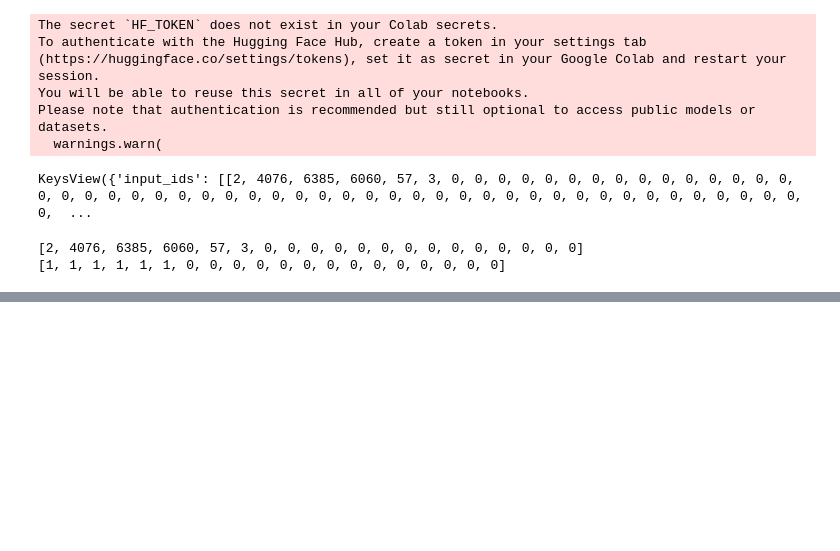
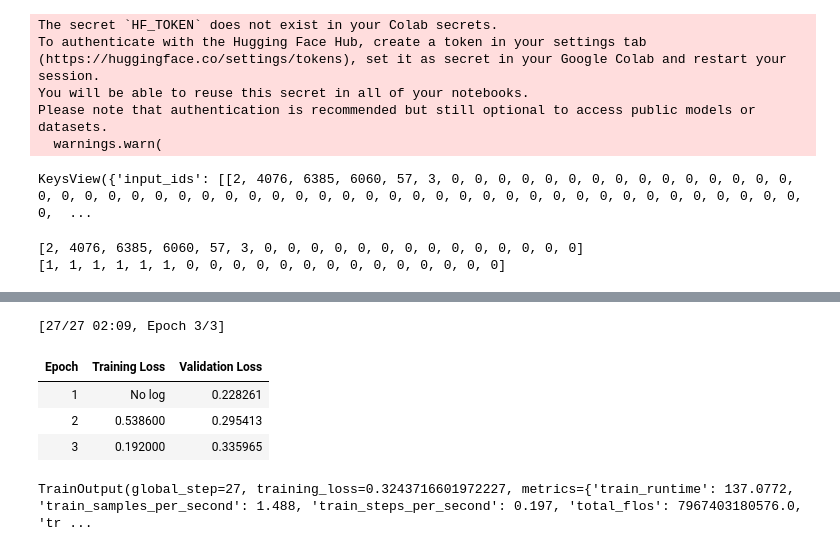
Before and after one commit to mukhairatil/sentiment-analysis-indoroberta, a Jupyter notebook: tes_penelitian.ipynb, the cells around one changed output, grey strips where cells are left out. Drawn from its saved outputs; the diff is of its cells as text; code cells hidden in the pictures; blank space fills up the shorter version.

Commit message:
modeling data menggunakan indobert

```diff
--- a/tes_penelitian.ipynb
+++ b/tes_penelitian.ipynb
@@ -310,0 +331,3 @@ print(train_encodings["attention_mask"][0][:20])
+# %%
+train_dataset = SentimentDataset(train_encodings, y_train)
+test_dataset  = SentimentDataset(test_encodings, y_test)
@@ -310,0 +355,8 @@ print(train_encodings["attention_mask"][0][:20])
+# %%
+from transformers import AutoModelForSequenceClassification
+
+# Load model IndoRoBERTa dengan 3 kelas sentimen
+model = AutoModelForSequenceClassification.from_pretrained(
+    "indobenchmark/indobert-base-p1",
+    num_labels=3
+)
@@ -310,0 +386,33 @@ print(train_encodings["attention_mask"][0][:20])
+# %%
+from transformers import TrainingArguments
+
+training_args = TrainingArguments(
+    output_dir="./results",
+    eval_strategy="epoch",           # versi lama
+    learning_rate=2e-5,
+    per_device_train_batch_size=8,
+    per_device_eval_batch_size=8,
+    num_train_epochs=3,
+    weight_decay=0.01,
+    logging_dir="./logs",
+    logging_steps=10,
+    push_to_hub=False
+)
+# %%
+from transformers import Trainer
+
+trainer = Trainer(
+    model=model,                    # IndoRoBERTa
+    args=training_args,             # pengaturan training
+    train_dataset=train_dataset,    # data latih
+    eval_dataset=test_dataset       # data uji
+)
+# %%
+trainer.train()
+# %% [output]
+[27/27 02:09, Epoch 3/3]
+| Epoch | Training Loss | Validation Loss |
+| 1 | No log | 0.228261 |
+| 2 | 0.538600 | 0.295413 |
+| 3 | 0.192000 | 0.335965 |
+TrainOutput(global_step=27, training_loss=0.3243716601972227, metrics={'train_runtime': 137.0772, 'train_samples_per_second': 1.488, 'train_steps_per_second': 0.197, 'total_flos': 7967403180576.0, 'tr ...
```
Also changed, not shown: parts of 6 cells of this notebook.
